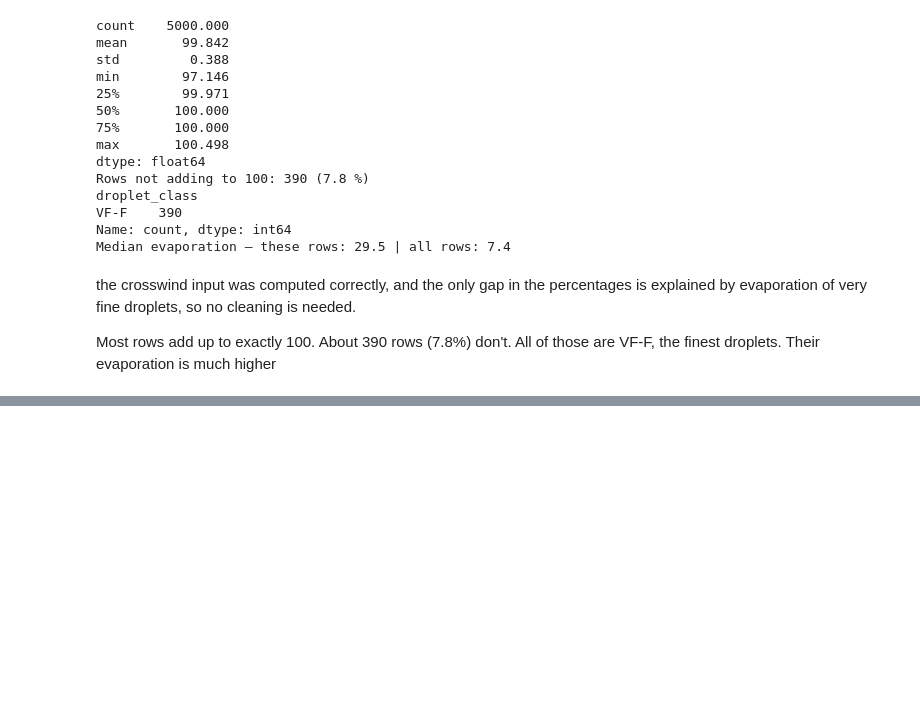
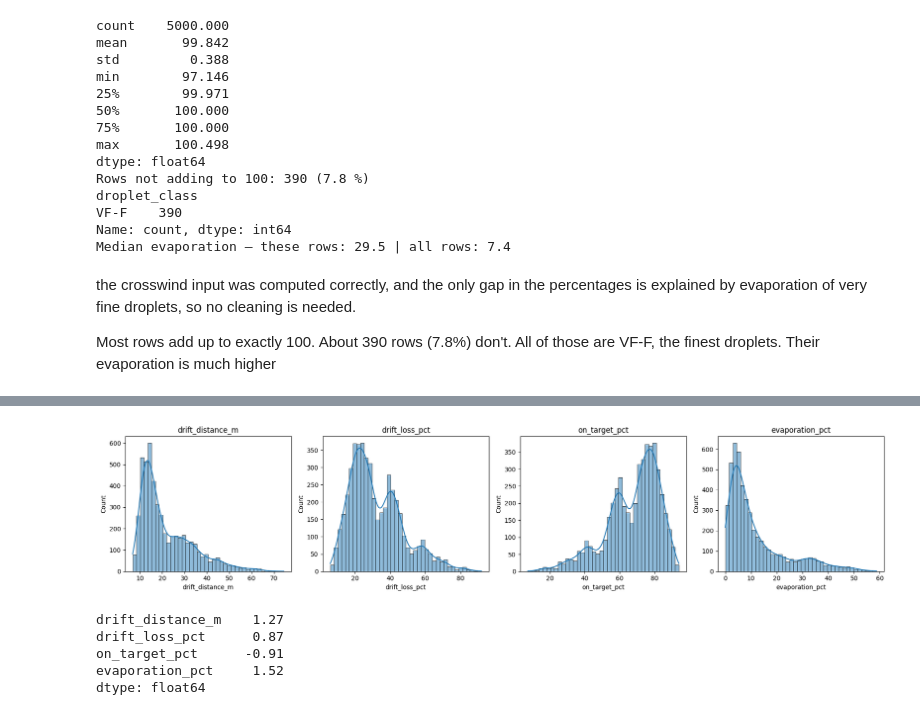
Before and after one commit to ShiharaXcor/AI-Driven-Drone-System-for-Precision-Spraying-in-Sri-Lankan-Tea-Plantations-J26-DS-346, a Jupyter notebook: component2_wind_spraying/eda/eda_datasetA.ipynb, the cells around one changed output, grey strips where cells are left out. Drawn from its saved outputs; the diff is of its cells as text; code cells hidden in the pictures; blank space fills up the shorter version.

```diff
--- a/component2_wind_spraying/eda/eda_datasetA.ipynb
+++ b/component2_wind_spraying/eda/eda_datasetA.ipynb
@@ -130,3 +130,5 @@ Most rows add up to exactly 100.
 About 390 rows (7.8%) don't.
 All of those are VF-F, the finest droplets.
 Their evaporation is much higher
+# %%
+for c in ["droplet_class", "region"]: print(df[c].value_counts(), "\n")
@@ -132,0 +168,12 @@ Their evaporation is much higher
+# %%
+fig, ax = plt.subplots(1, 4, figsize=(18, 4))
+for i, c in enumerate(TARGETS): sns.histplot(df[c], bins=40, kde=True, ax=ax[i]); ax[i].set_title(c)
+save("fig2_all_targets")
+print(df[TARGETS].skew().round(2))
+# %% [output]
+[figure, added]
+drift_distance_m    1.27
+drift_loss_pct      0.87
+on_target_pct      -0.91
+evaporation_pct     1.52
+dtype: float64
```
Also changed, not shown: parts of 14 cells of this notebook, 2 other files.
